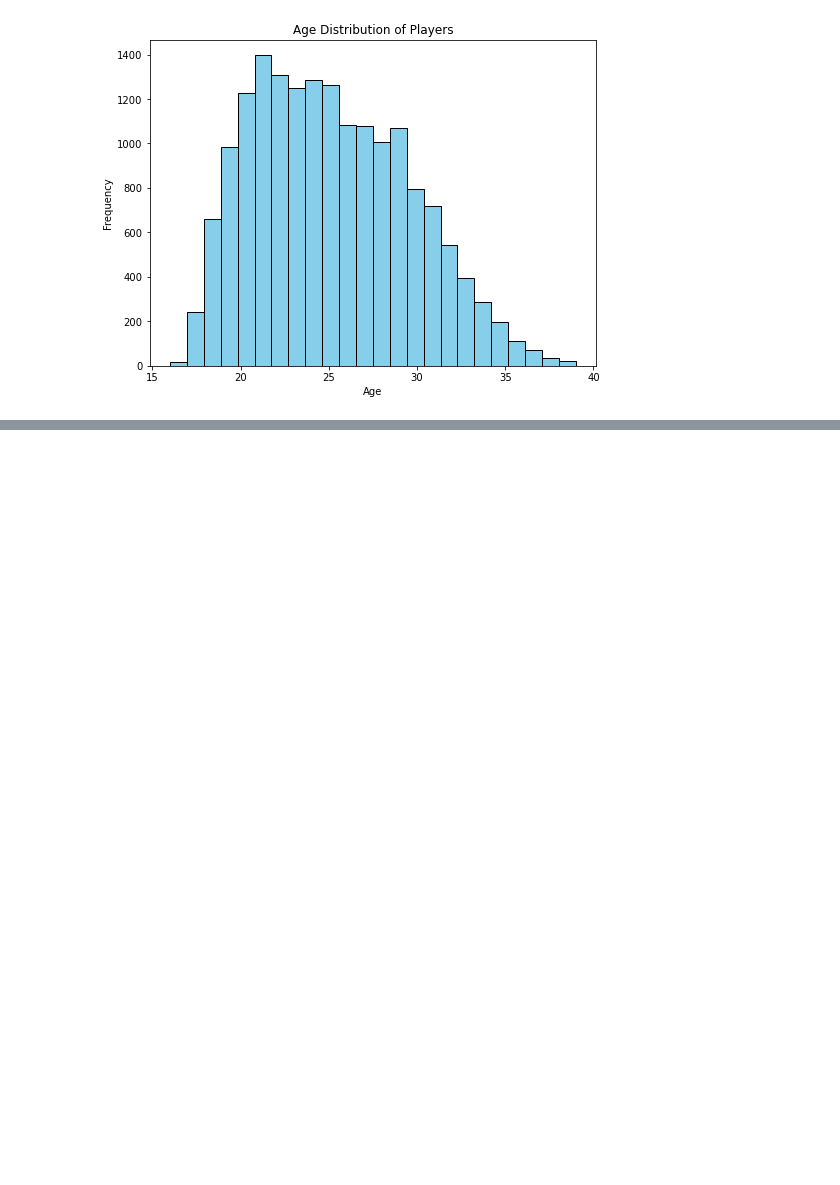
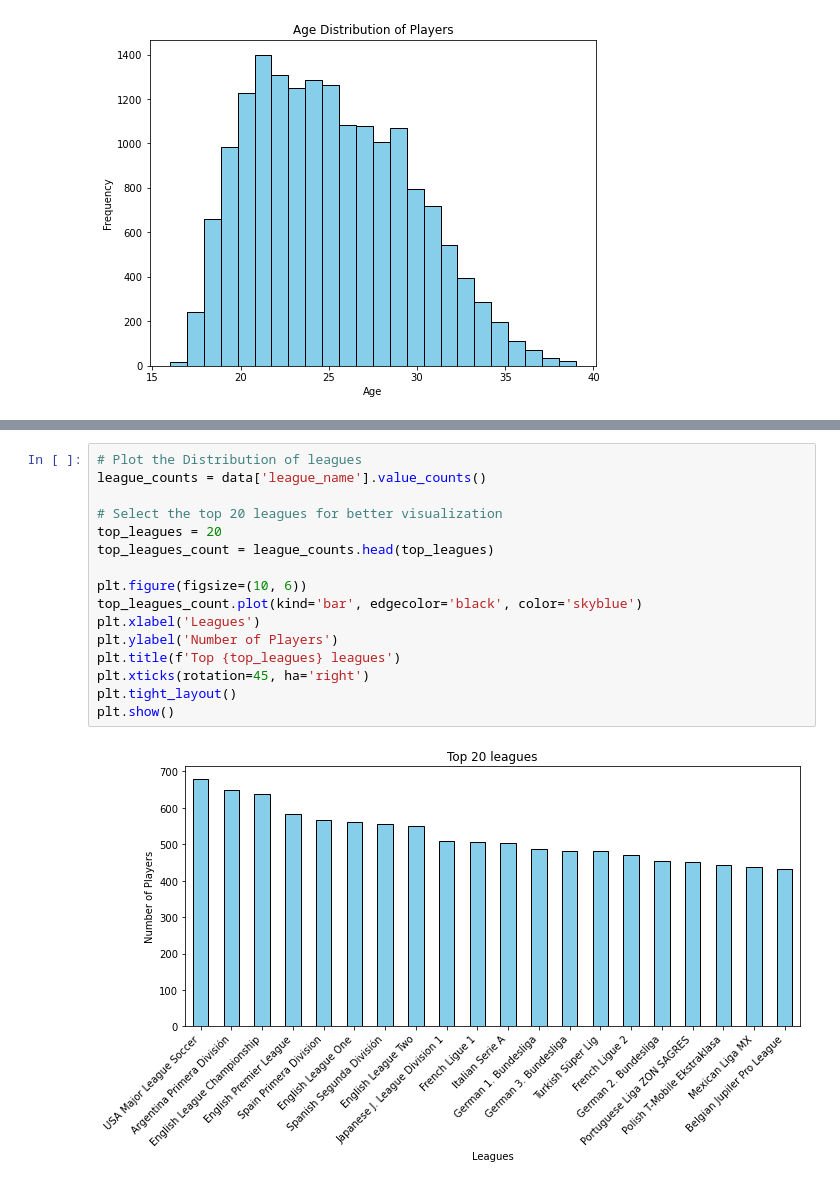
Before and after one commit to Abdulazeez-Dolapo/masters-dissertation, a Jupyter notebook: eda.ipynb, the cells around one changed output, grey strips where cells are left out. Cells and saved outputs as stored; diff of their text form; blank space fills up the shorter version.

```diff
--- a/eda.ipynb
+++ b/eda.ipynb
@@ -17,0 +36,18 @@ plt.show()
+# %%
+# Plot the Distribution of leagues
+league_counts = data['league_name'].value_counts()
+
+# Select the top 20 leagues for better visualization
+top_leagues = 20
+top_leagues_count = league_counts.head(top_leagues)
+
+plt.figure(figsize=(10, 6))
+top_leagues_count.plot(kind='bar', edgecolor='black', color='skyblue')
+plt.xlabel('Leagues')
+plt.ylabel('Number of Players')
+plt.title(f'Top {top_leagues} leagues')
+plt.xticks(rotation=45, ha='right')
+plt.tight_layout()
+plt.show()
+# %% [output]
+[figure, added]
```
Also changed, not shown: parts of 1 cell of this notebook.
